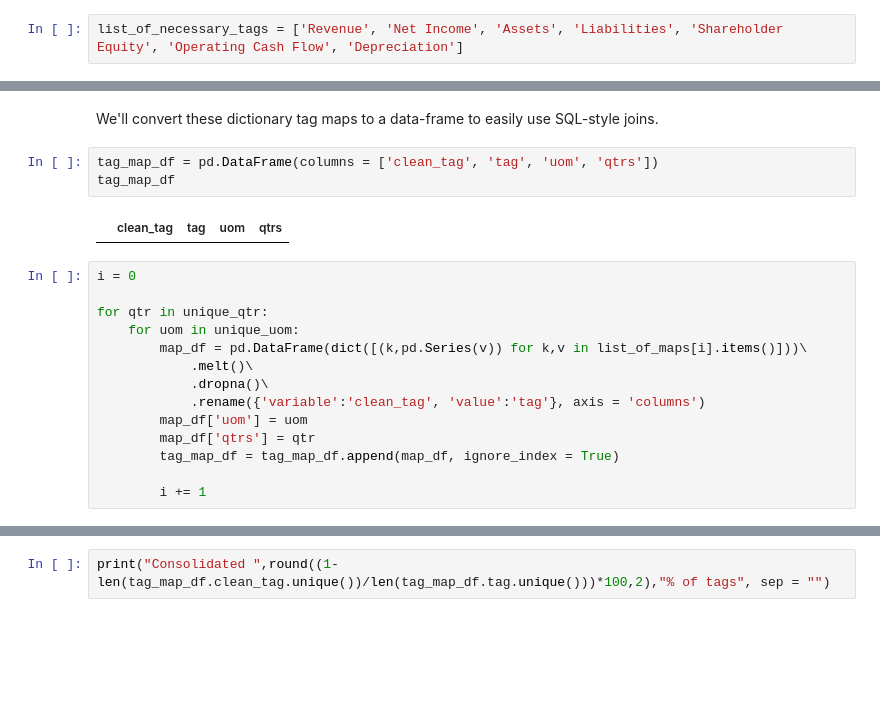
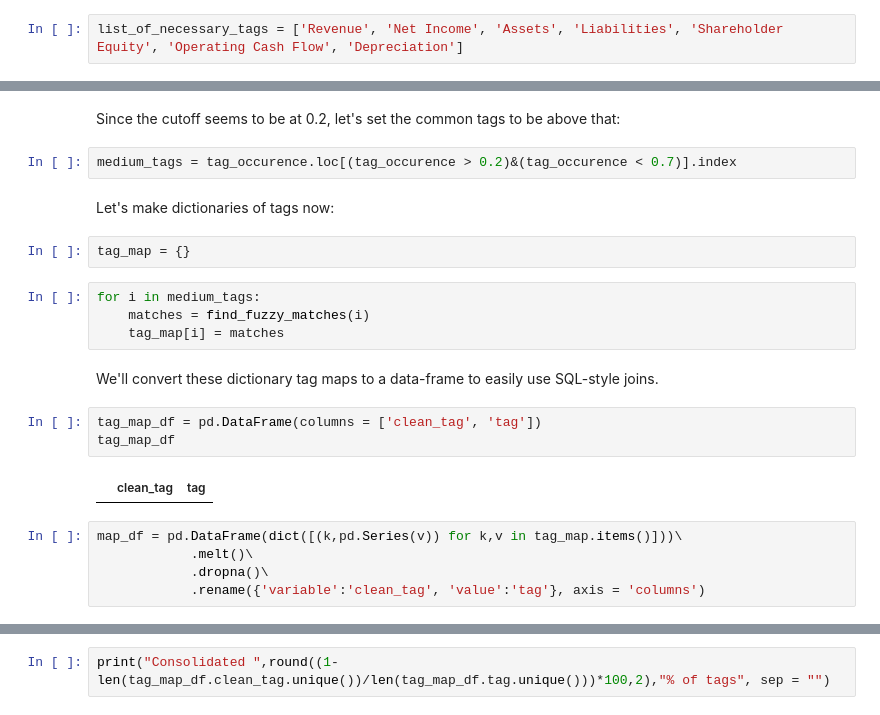
Before and after one commit to mixerupper/1001-term-project, a Jupyter notebook: code/02-build/01b-create-tag-map-experimental.ipynb, the cells around one changed output, grey strips where cells are left out. Drawn from its saved outputs; the diff is of its cells as text; blank space fills up the shorter version.

Commit message:
Fuzzy matching with fuzzywuzzy does not seem to provide lots of value to intermediate tags with between 20 and 70% reach

```diff
--- a/code/02-build/01b-create-tag-map-experimental.ipynb
+++ b/code/02-build/01b-create-tag-map-experimental.ipynb
@@ -113,21 +62,24 @@ from statistics import stdev
+# %% [markdown]
+Since the cutoff seems to be at 0.2, let's set the common tags to be above that:
+# %%
+medium_tags = tag_occurence.loc[(tag_occurence > 0.2)&(tag_occurence < 0.7)].index
+# %% [markdown]
+Let's make dictionaries of tags now:
+# %%
+tag_map = {}
+# %%
+for i in medium_tags:
+    matches = find_fuzzy_matches(i)
+    tag_map[i] = matches
 # %% [markdown]
 We'll convert these dictionary tag maps to a data-frame to easily use SQL-style joins.
 # %%
-tag_map_df = pd.DataFrame(columns = ['clean_tag', 'tag', 'uom', 'qtrs'])
+tag_map_df = pd.DataFrame(columns = ['clean_tag', 'tag'])
 tag_map_df
 # %% [output]
-|  | clean_tag | tag | uom | qtrs |
+|  | clean_tag | tag |
 # %%
-i = 0
-
-for qtr in unique_qtr:
-    for uom in unique_uom:
-        map_df = pd.DataFrame(dict([(k,pd.Series(v)) for k,v in list_of_maps[i].items()]))\
+map_df = pd.DataFrame(dict([(k,pd.Series(v)) for k,v in tag_map.items()]))\
             .melt()\
             .dropna()\
             .rename({'variable':'clean_tag', 'value':'tag'}, axis = 'columns')
-        map_df['uom'] = uom
-        map_df['qtrs'] = qtr
-        tag_map_df = tag_map_df.append(map_df, ignore_index = True)
-
-        i += 1
```
Also changed, not shown: parts of 24 cells of this notebook.
